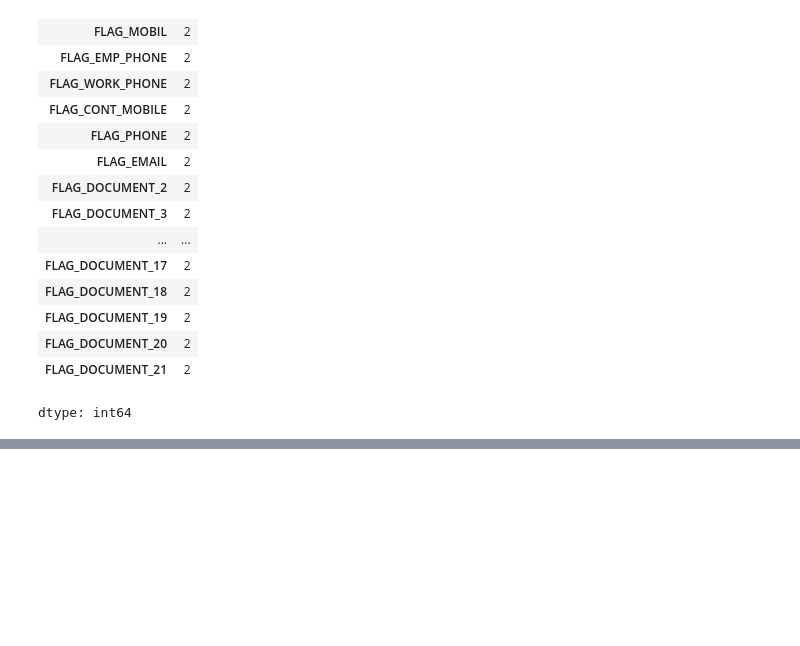
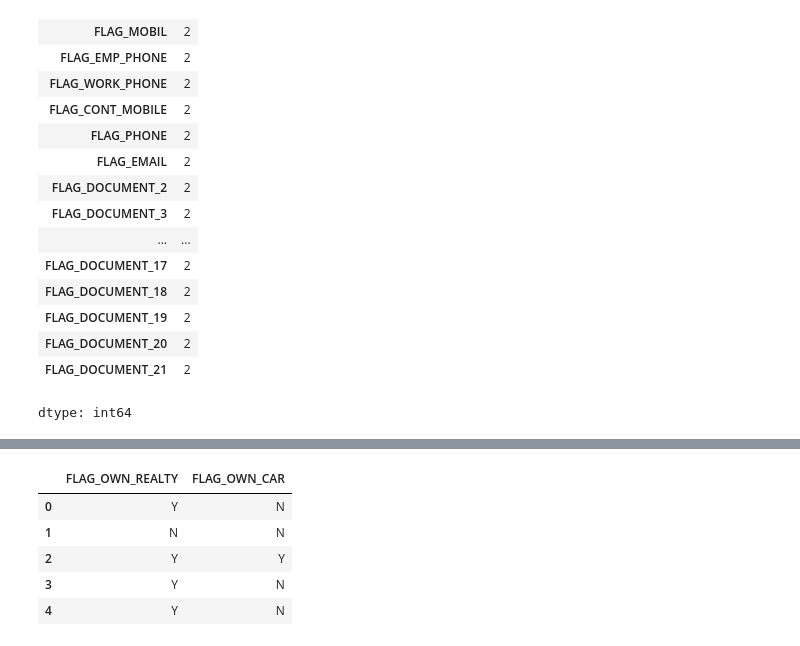
Before and after one commit to KharchenkoAnastasia/credit-default-risk-analysis, a Jupyter notebook: Home_Credit_Default_Risk.ipynb, the cells around one changed output, grey strips where cells are left out. Drawn from its saved outputs; the diff is of its cells as text; code cells hidden in the pictures; blank space fills up the shorter version.

```diff
--- a/Home_Credit_Default_Risk.ipynb
+++ b/Home_Credit_Default_Risk.ipynb
@@ -196,0 +193,10 @@ dtype: int64
+# %%
+str_flag_cols = ['FLAG_OWN_REALTY', 'FLAG_OWN_CAR']
+df[str_flag_cols].head()
+# %% [output]
+|  | FLAG_OWN_REALTY | FLAG_OWN_CAR |
+| 0 | Y | N |
+| 1 | N | N |
+| 2 | Y | Y |
+| 3 | Y | N |
+| 4 | Y | N |
```
Also changed, not shown: parts of 3 cells of this notebook.
